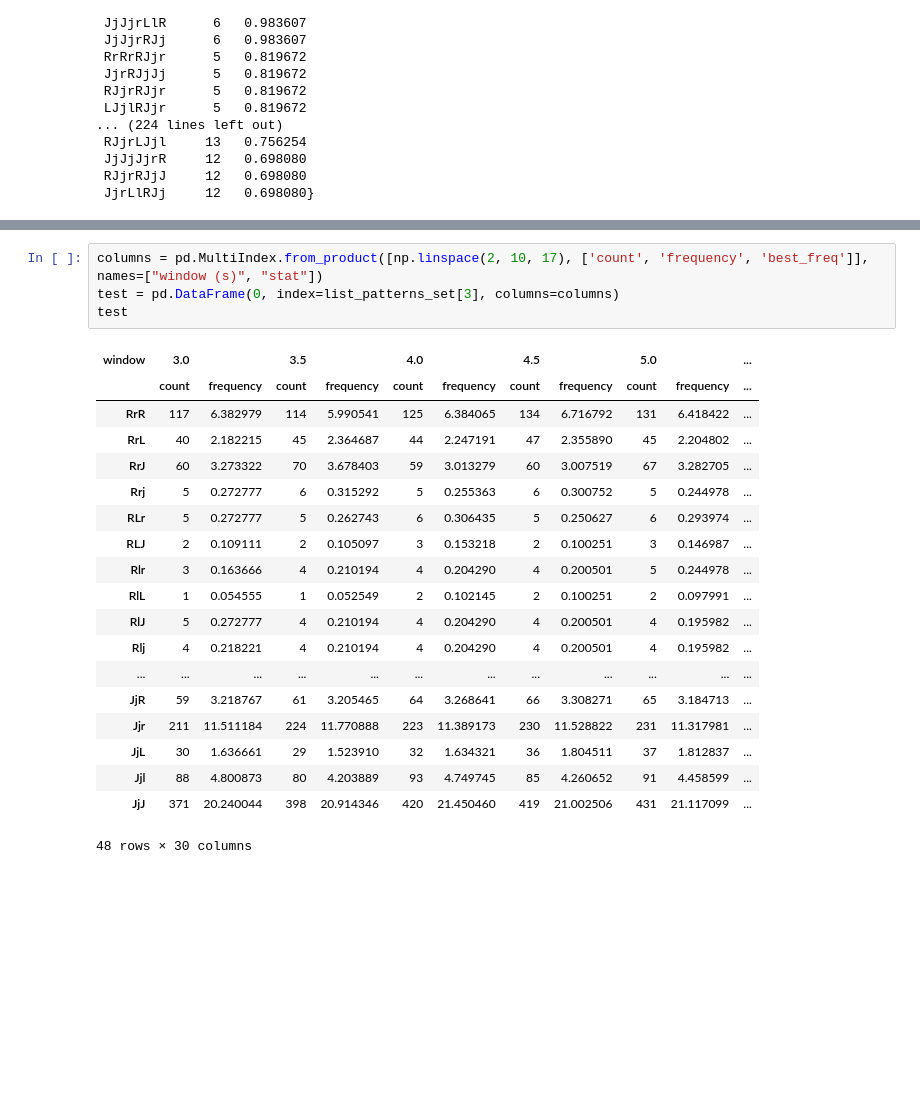
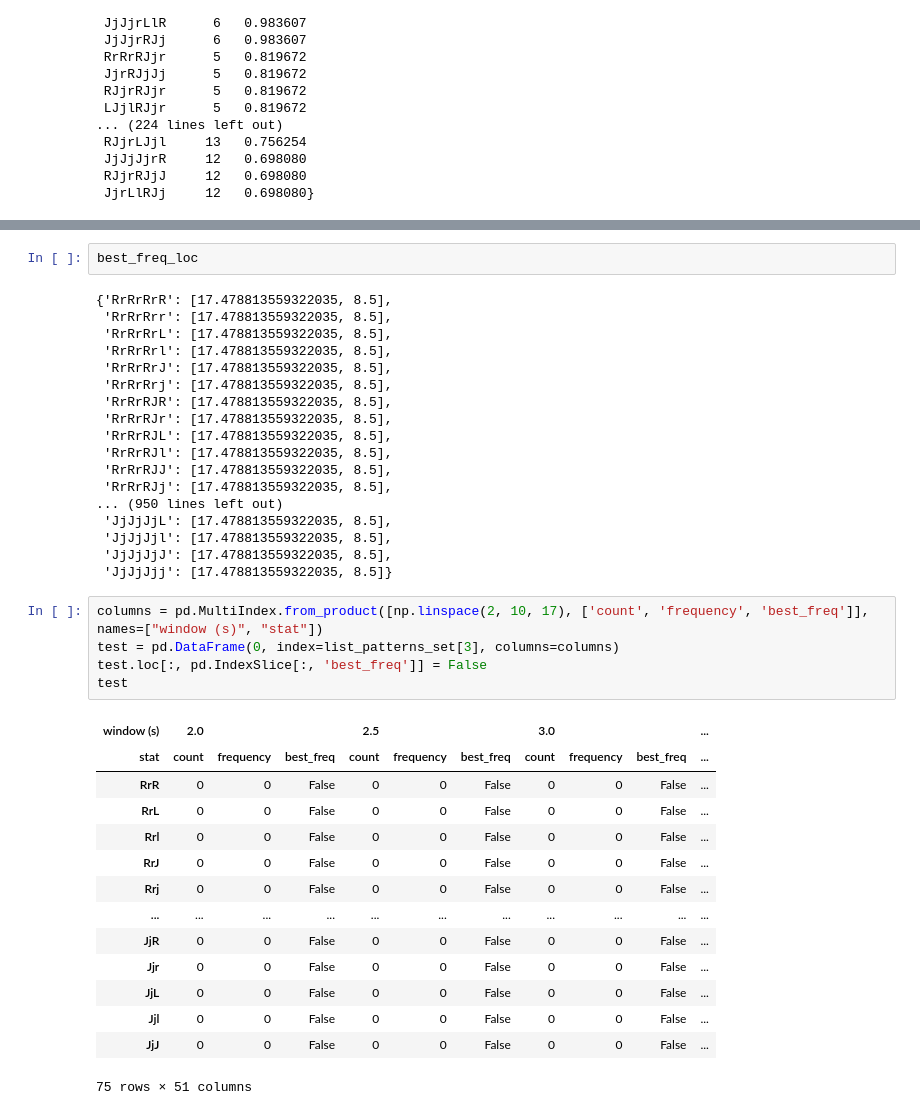
Before and after one commit to Amustache/Projet-Gameplay, a Jupyter notebook: wip/kevin/KMP_test.ipynb, the cells around one changed output, grey strips where cells are left out. Saved outputs shown, nothing was run; the diff lists cells and outputs as text; blank space fills up the shorter version.

```diff
--- a/wip/kevin/KMP_test.ipynb
+++ b/wip/kevin/KMP_test.ipynb
@@ -631,24 +646,40 @@ for i in range(3,11):
+# %%
+best_freq_loc
+# %% [output]
+{'RrRrRrR': [17.478813559322035, 8.5],
+ 'RrRrRrr': [17.478813559322035, 8.5],
+ 'RrRrRrL': [17.478813559322035, 8.5],
+ 'RrRrRrl': [17.478813559322035, 8.5],
+ 'RrRrRrJ': [17.478813559322035, 8.5],
+ 'RrRrRrj': [17.478813559322035, 8.5],
+ 'RrRrRJR': [17.478813559322035, 8.5],
+ 'RrRrRJr': [17.478813559322035, 8.5],
+ 'RrRrRJL': [17.478813559322035, 8.5],
+ 'RrRrRJl': [17.478813559322035, 8.5],
+ 'RrRrRJJ': [17.478813559322035, 8.5],
+ 'RrRrRJj': [17.478813559322035, 8.5],
+... (950 lines left out)
+ 'JjJjJjL': [17.478813559322035, 8.5],
+ 'JjJjJjl': [17.478813559322035, 8.5],
+ 'JjJjJjJ': [17.478813559322035, 8.5],
+ 'JjJjJjj': [17.478813559322035, 8.5]}
 # %%
 columns = pd.MultiIndex.from_product([np.linspace(2, 10, 17), ['count', 'frequency', 'best_freq']], names=["window (s)", "stat"])
 test = pd.DataFrame(0, index=list_patterns_set[3], columns=columns)
+test.loc[:, pd.IndexSlice[:, 'best_freq']] = False
 test
 # %% [output]
-| window | 3.0 |  | 3.5 |  | 4.0 |  | 4.5 |  | 5.0 |  | ... |
-|  | count | frequency | count | frequency | count | frequency | count | frequency | count | frequency | ... |
-| RrR | 117 | 6.382979 | 114 | 5.990541 | 125 | 6.384065 | 134 | 6.716792 | 131 | 6.418422 | ... |
-| RrL | 40 | 2.182215 | 45 | 2.364687 | 44 | 2.247191 | 47 | 2.355890 | 45 | 2.204802 | ... |
-| RrJ | 60 | 3.273322 | 70 | 3.678403 | 59 | 3.013279 | 60 | 3.007519 | 67 | 3.282705 | ... |
-| Rrj | 5 | 0.272777 | 6 | 0.315292 | 5 | 0.255363 | 6 | 0.300752 | 5 | 0.244978 | ... |
-| RLr | 5 | 0.272777 | 5 | 0.262743 | 6 | 0.306435 | 5 | 0.250627 | 6 | 0.293974 | ... |
-| RLJ | 2 | 0.109111 | 2 | 0.105097 | 3 | 0.153218 | 2 | 0.100251 | 3 | 0.146987 | ... |
-| Rlr | 3 | 0.163666 | 4 | 0.210194 | 4 | 0.204290 | 4 | 0.200501 | 5 | 0.244978 | ... |
-| RlL | 1 | 0.054555 | 1 | 0.052549 | 2 | 0.102145 | 2 | 0.100251 | 2 | 0.097991 | ... |
-| RlJ | 5 | 0.272777 | 4 | 0.210194 | 4 | 0.204290 | 4 | 0.200501 | 4 | 0.195982 | ... |
-| Rlj | 4 | 0.218221 | 4 | 0.210194 | 4 | 0.204290 | 4 | 0.200501 | 4 | 0.195982 | ... |
-| ... | ... | ... | ... | ... | ... | ... | ... | ... | ... | ... | ... |
-| JjR | 59 | 3.218767 | 61 | 3.205465 | 64 | 3.268641 | 66 | 3.308271 | 65 | 3.184713 | ... |
-| Jjr | 211 | 11.511184 | 224 | 11.770888 | 223 | 11.389173 | 230 | 11.528822 | 231 | 11.317981 | ... |
-| JjL | 30 | 1.636661 | 29 | 1.523910 | 32 | 1.634321 | 36 | 1.804511 | 37 | 1.812837 | ... |
-| Jjl | 88 | 4.800873 | 80 | 4.203889 | 93 | 4.749745 | 85 | 4.260652 | 91 | 4.458599 | ... |
-| JjJ | 371 | 20.240044 | 398 | 20.914346 | 420 | 21.450460 | 419 | 21.002506 | 431 | 21.117099 | ... |
+| window (s) | 2.0 |  |  | 2.5 |  |  | 3.0 |  |  | ... |
+| stat | count | frequency | best_freq | count | frequency | best_freq | count | frequency | best_freq | ... |
+| RrR | 0 | 0 | False | 0 | 0 | False | 0 | 0 | False | ... |
+| RrL | 0 | 0 | False | 0 | 0 | False | 0 | 0 | False | ... |
+| Rrl | 0 | 0 | False | 0 | 0 | False | 0 | 0 | False | ... |
+| RrJ | 0 | 0 | False | 0 | 0 | False | 0 | 0 | False | ... |
+| Rrj | 0 | 0 | False | 0 | 0 | False | 0 | 0 | False | ... |
+| ... | ... | ... | ... | ... | ... | ... | ... | ... | ... | ... |
+| JjR | 0 | 0 | False | 0 | 0 | False | 0 | 0 | False | ... |
+| Jjr | 0 | 0 | False | 0 | 0 | False | 0 | 0 | False | ... |
+| JjL | 0 | 0 | False | 0 | 0 | False | 0 | 0 | False | ... |
+| Jjl | 0 | 0 | False | 0 | 0 | False | 0 | 0 | False | ... |
+| JjJ | 0 | 0 | False | 0 | 0 | False | 0 | 0 | False | ... |
-48 rows × 30 columns
+75 rows × 51 columns
```
Also changed, not shown: parts of 5 cells of this notebook.
